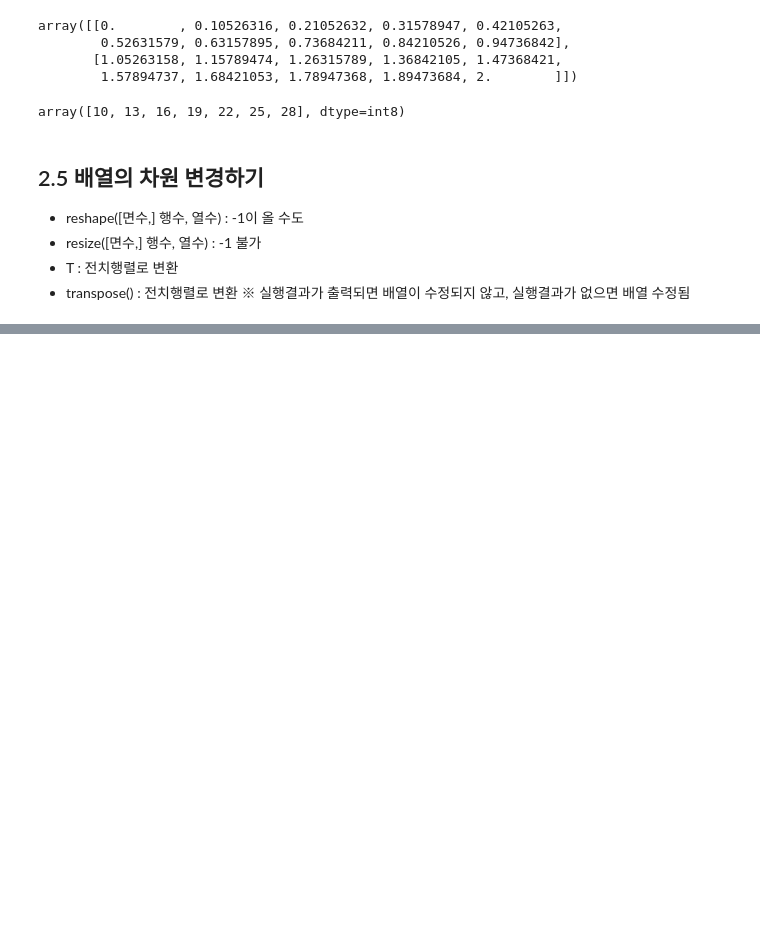
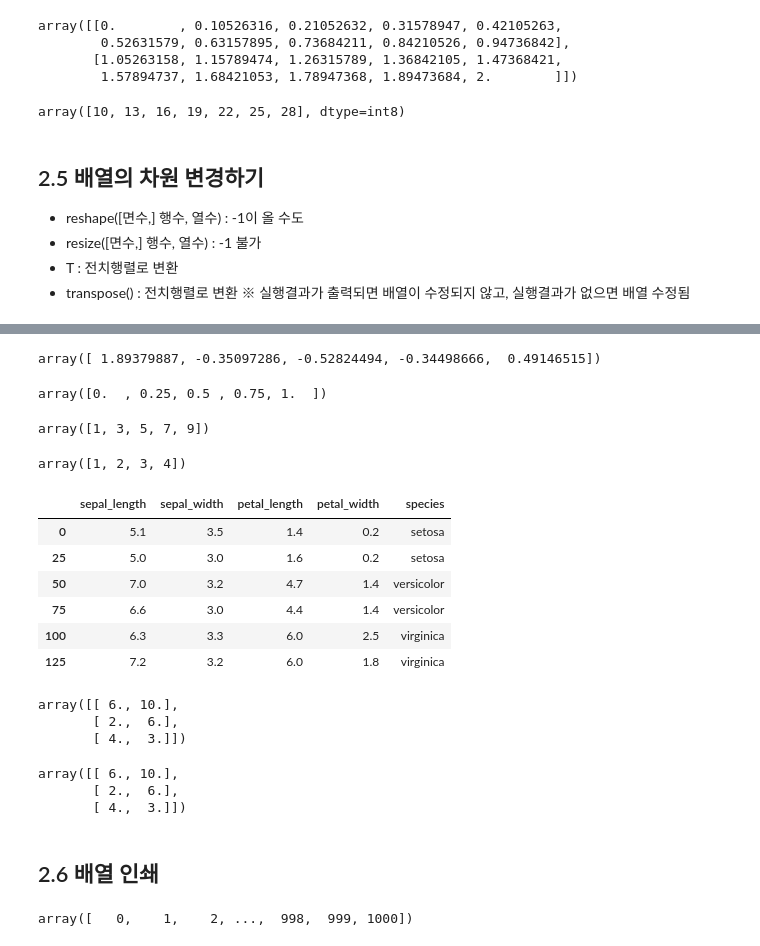
Before and after one commit to waggunet/ai_x, a Jupyter notebook: source/01_python/ch10_N차원배열다루기_1절~3절.ipynb, the cells around one changed output, grey strips where cells are left out. Drawn from its saved outputs; the diff is of its cells as text; code cells hidden in the pictures; blank space fills up the shorter version.

```diff
--- a/source/01_python/ch10_N차원배열다루기_1절~3절.ipynb
+++ b/source/01_python/ch10_N차원배열다루기_1절~3절.ipynb
@@ -507,0 +561,20 @@ array([[ 4000.,  5000.,  4000.],
+# %%
+np.random.rand(5)    # [0.2 0.6 0.9 ...]
+np.random.randn(5)   # [-1.1  0.3  0.9 ...]
+# %% [output]
+array([ 1.89379887, -0.35097286, -0.52824494, -0.34498666,  0.49146515])
+# %%
+np.linspace(0, 1, 5)  # [0.   0.25 0.5  0.75 1.  ]
+# %% [output]
+array([0.  , 0.25, 0.5 , 0.75, 1.  ])
+# %%
+np.arange(1, 10, 2)  # [1 3 5 7 9]
+# %% [output]
+array([1, 3, 5, 7, 9])
+# %%
+a = np.array([[1, 2], [3, 4]])
+a.reshape(4,)       # [1 2 3 4]
+a.ravel()           # [1 2 3 4]
+a.flatten()         # [1 2 3 4]
+# %% [output]
+array([1, 2, 3, 4])
@@ -507,0 +583,11 @@ array([[ 4000.,  5000.,  4000.],
+# %%
+import seaborn as sns
+sns.load_dataset('iris')[::25]
+# %% [output]
+|  | sepal_length | sepal_width | petal_length | petal_width | species |
+| 0 | 5.1 | 3.5 | 1.4 | 0.2 | setosa |
+| 25 | 5.0 | 3.0 | 1.6 | 0.2 | setosa |
+| 50 | 7.0 | 3.2 | 4.7 | 1.4 | versicolor |
+| 75 | 6.6 | 3.0 | 4.4 | 1.4 | versicolor |
+| 100 | 6.3 | 3.3 | 6.0 | 2.5 | virginica |
+| 125 | 7.2 | 3.2 | 6.0 | 1.8 | virginica |
@@ -507,0 +596,18 @@ array([[ 4000.,  5000.,  4000.],
+# %%
+a.T # 전치행렬(행과 열이 뒤바뀐 행렬)
+# %% [output]
+array([[ 6., 10.],
+       [ 2.,  6.],
+       [ 4.,  3.]])
+# %%
+a.transpose() # 전치행렬 a.T 와  동일함
+# %% [output]
+array([[ 6., 10.],
+       [ 2.,  6.],
+       [ 4.,  3.]])
+# %% [markdown]
+## 2.6 배열 인쇄
+# %%
+np.arange(1001)
+# %% [output]
+array([   0,    1,    2, ...,  998,  999, 1000])
```
Also changed, not shown: parts of 116 cells of this notebook, 3 other files.
